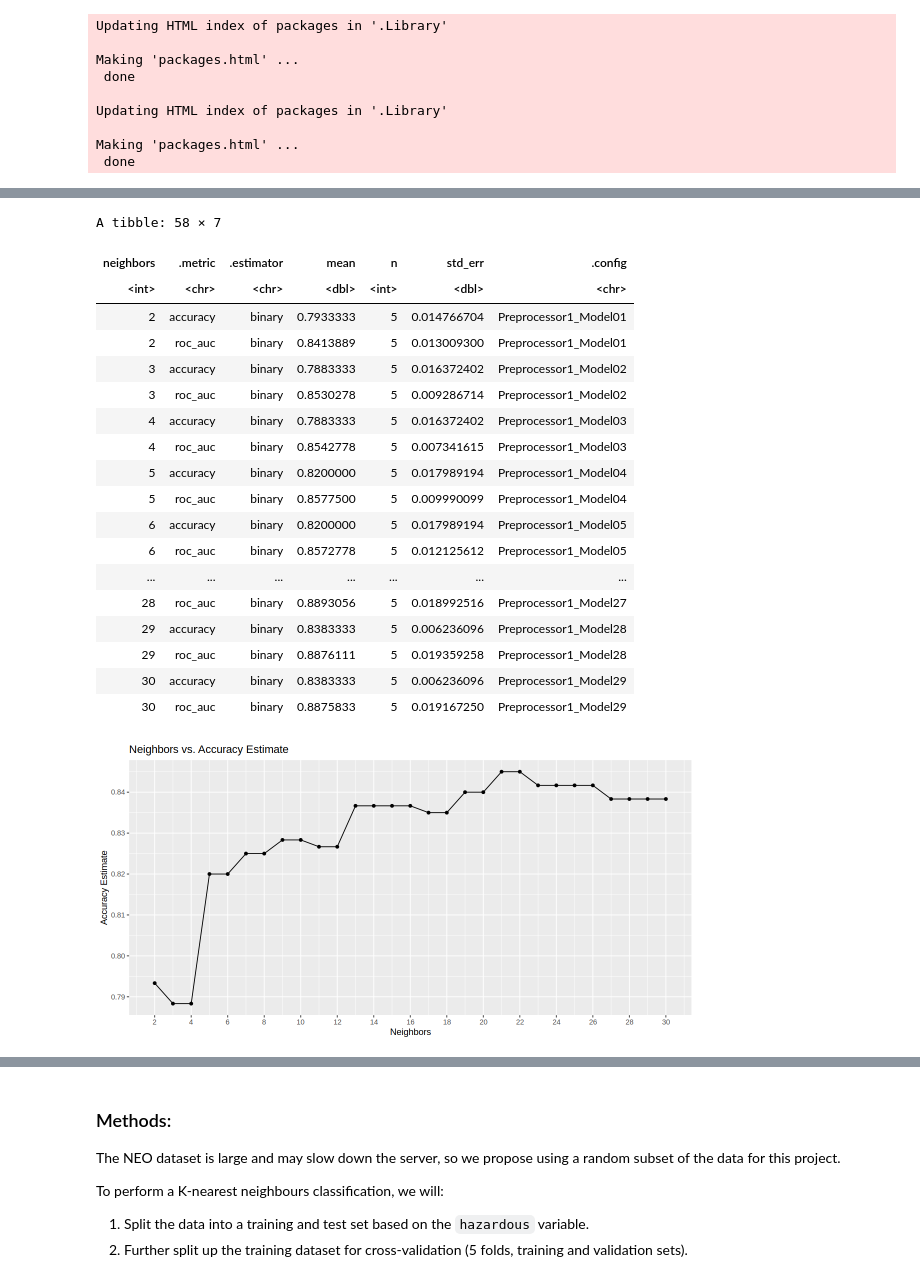
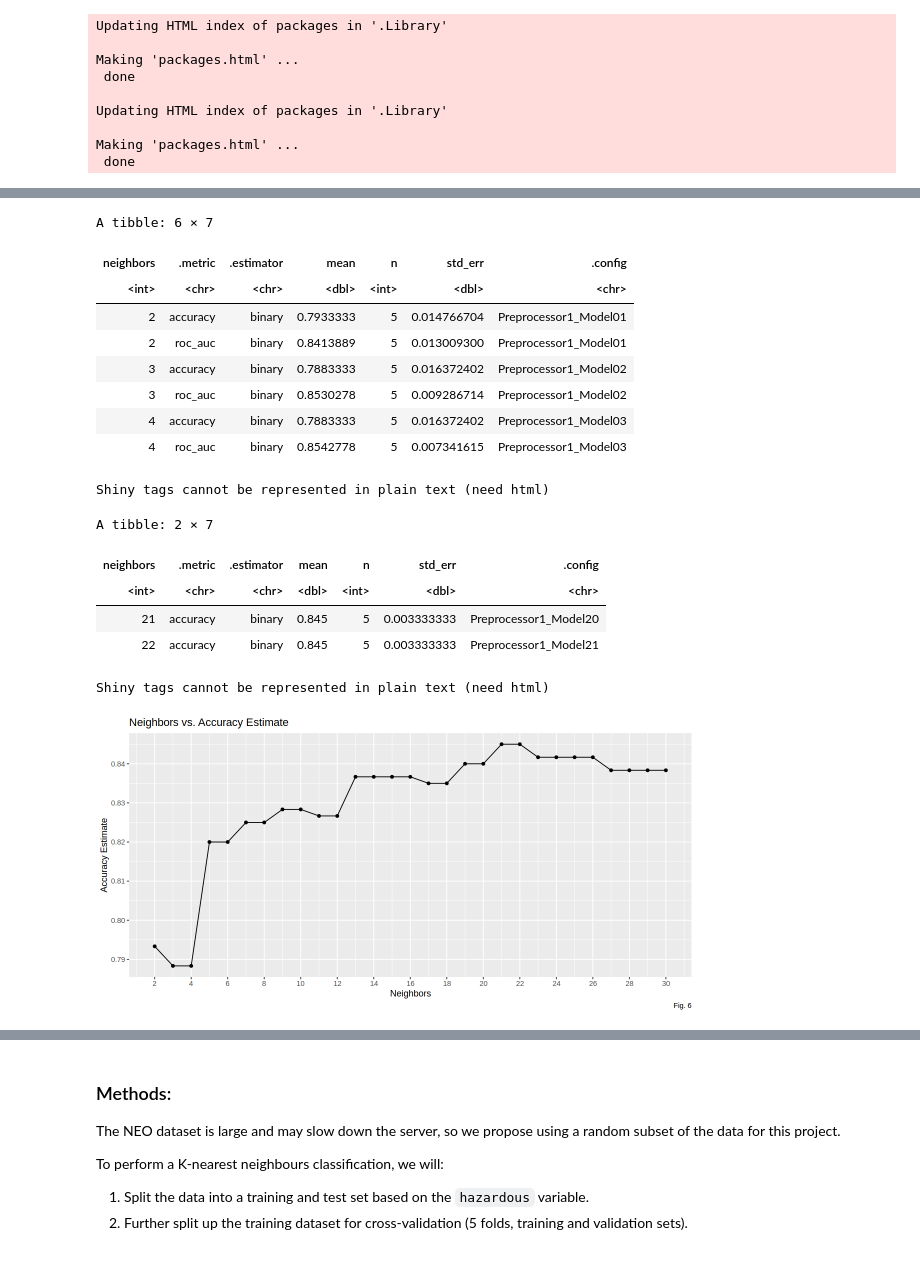
Before and after one commit to LongTortue/DSCI100-Group-Project, a Jupyter notebook: GroupReport.ipynb, the cells around one changed output, grey strips where cells are left out. Cells and saved outputs as stored; diff of their text form; code cells hidden in the pictures.

Commit message:
Added table and figure captions + head() for a few tables

```diff
--- a/GroupReport.ipynb
+++ b/GroupReport.ipynb
@@ -213,7 +209,8 @@ knn_results <- workflow() |>
     add_model(neo_model) |>
     tune_grid(resamples = neo_vfold, grid = k_vals) |>
     collect_metrics()
-knn_results
+head(knn_results)
+h4("Table 5")
 
 # graph results
 accuracies <- knn_results |>
@@ -225,47 +222,49 @@ results_plot <- accuracies |>
     geom_line() +
     labs(x = "Neighbors", y = "Accuracy Estimate") +
     ggtitle("Neighbors vs. Accuracy Estimate") +
+    labs(caption = "Fig. 6") +
     scale_x_continuous(breaks = seq(0, 30, by = 2))
 results_plot
+
+highest_accuracy_k <- slice_max(accuracies, mean, n = 1)
+highest_accuracy_k
+h4("Table 6")
 
 
 
 # NOTE: We have to decide how many K values to use to tune the classifier with
 # Make a new model specification using the K value that yields high accuracy and recall values
 # Visualize data analysis results (make plots for accuracy and recall values)
 # Evaluate dataset (use test dataset)
 # Maybe at the end, we can test the classifier with a random observation that we make up
 
 # Note: all tables and figure should have a figure/table number and a legend
 # Word count: max 2000 written words, not including citations
 
 # Along the way, add details to the "Methods" section
 # Complete the Discussion by summarize the conclusions we made from data analysis
 # If we haven't maxed out the 2000 word count, add more to "Intro", "NEO Dataset",
 #                                              and "Expected outcomes and Significance"
 
 # Note: For references, any reputable source is fine
 # %% [output]
-A tibble: 58 × 7
+A tibble: 6 × 7
 | neighbors | .metric | .estimator | mean | n | std_err | .config |
 | <int> | <chr> | <chr> | <dbl> | <int> | <dbl> | <chr> |
 | 2 | accuracy | binary | 0.7933333 | 5 | 0.014766704 | Preprocessor1_Model01 |
 | 2 | roc_auc | binary | 0.8413889 | 5 | 0.013009300 | Preprocessor1_Model01 |
 | 3 | accuracy | binary | 0.7883333 | 5 | 0.016372402 | Preprocessor1_Model02 |
 | 3 | roc_auc | binary | 0.8530278 | 5 | 0.009286714 | Preprocessor1_Model02 |
 | 4 | accuracy | binary | 0.7883333 | 5 | 0.016372402 | Preprocessor1_Model03 |
 | 4 | roc_auc | binary | 0.8542778 | 5 | 0.007341615 | Preprocessor1_Model03 |
-| 5 | accuracy | binary | 0.8200000 | 5 | 0.017989194 | Preprocessor1_Model04 |
-| 5 | roc_auc | binary | 0.8577500 | 5 | 0.009990099 | Preprocessor1_Model04 |
-| 6 | accuracy | binary | 0.8200000 | 5 | 0.017989194 | Preprocessor1_Model05 |
-| 6 | roc_auc | binary | 0.8572778 | 5 | 0.012125612 | Preprocessor1_Model05 |
-| ... | ... | ... | ... | ... | ... | ... |
-| 28 | roc_auc | binary | 0.8893056 | 5 | 0.018992516 | Preprocessor1_Model27 |
-| 29 | accuracy | binary | 0.8383333 | 5 | 0.006236096 | Preprocessor1_Model28 |
-| 29 | roc_auc | binary | 0.8876111 | 5 | 0.019359258 | Preprocessor1_Model28 |
-| 30 | accuracy | binary | 0.8383333 | 5 | 0.006236096 | Preprocessor1_Model29 |
-| 30 | roc_auc | binary | 0.8875833 | 5 | 0.019167250 | Preprocessor1_Model29 |
+Shiny tags cannot be represented in plain text (need html)
+A tibble: 2 × 7
+| neighbors | .metric | .estimator | mean | n | std_err | .config |
+| <int> | <chr> | <chr> | <dbl> | <int> | <dbl> | <chr> |
+| 21 | accuracy | binary | 0.845 | 5 | 0.003333333 | Preprocessor1_Model20 |
+| 22 | accuracy | binary | 0.845 | 5 | 0.003333333 | Preprocessor1_Model21 |
+Shiny tags cannot be represented in plain text (need html)
-[figure, old version]
+[figure, new version]
 # %%
 set.seed(50)
 
```
Also changed, not shown: parts of 3 cells of this notebook.
